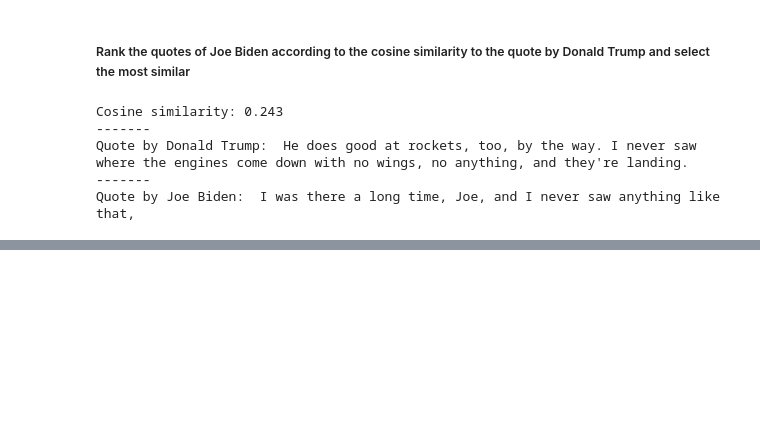
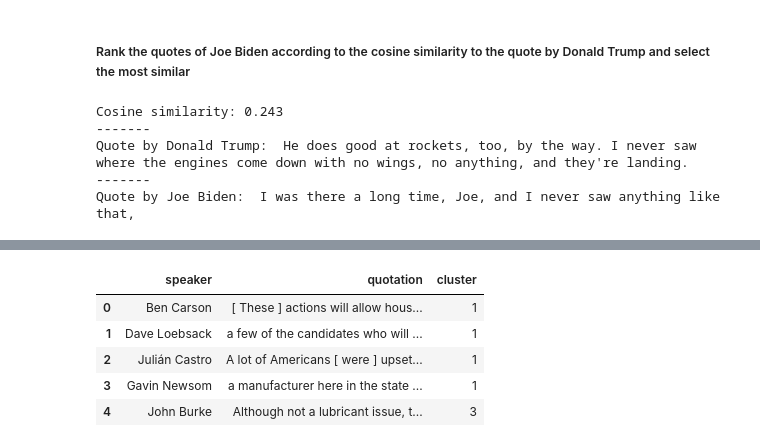
Before and after one commit to epfl-ada/ada-2021-project-sunshine-analytica, a Jupyter notebook: Milestone2.ipynb, the cells around one changed output, grey strips where cells are left out. Cells and saved outputs as stored; diff of their text form; code cells hidden in the pictures; blank space fills up the shorter version.

```diff
--- a/Milestone2.ipynb
+++ b/Milestone2.ipynb
@@ -157,0 +290,9 @@ Quote by Joe Biden:  I was there a long time, Joe, and I never saw anything like
+# %%
+quote.head()
+# %% [output]
+|  | speaker | quotation | cluster |
+| 0 | Ben Carson | [ These ] actions will allow hous... | 1 |
+| 1 | Dave Loebsack | a few of the candidates who will ... | 1 |
+| 2 | Julián Castro | A lot of Americans [ were ] upset... | 1 |
+| 3 | Gavin Newsom | a manufacturer here in the state ... | 1 |
+| 4 | John Burke | Although not a lubricant issue, t... | 3 |
```
Also changed, not shown: parts of 22 cells of this notebook.
